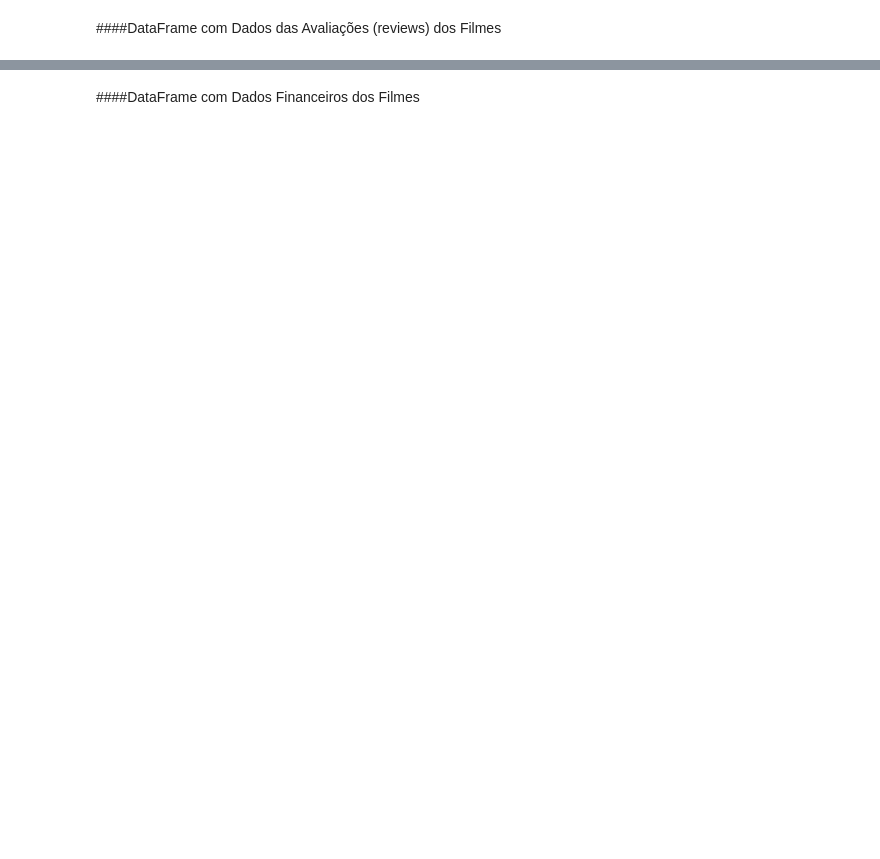
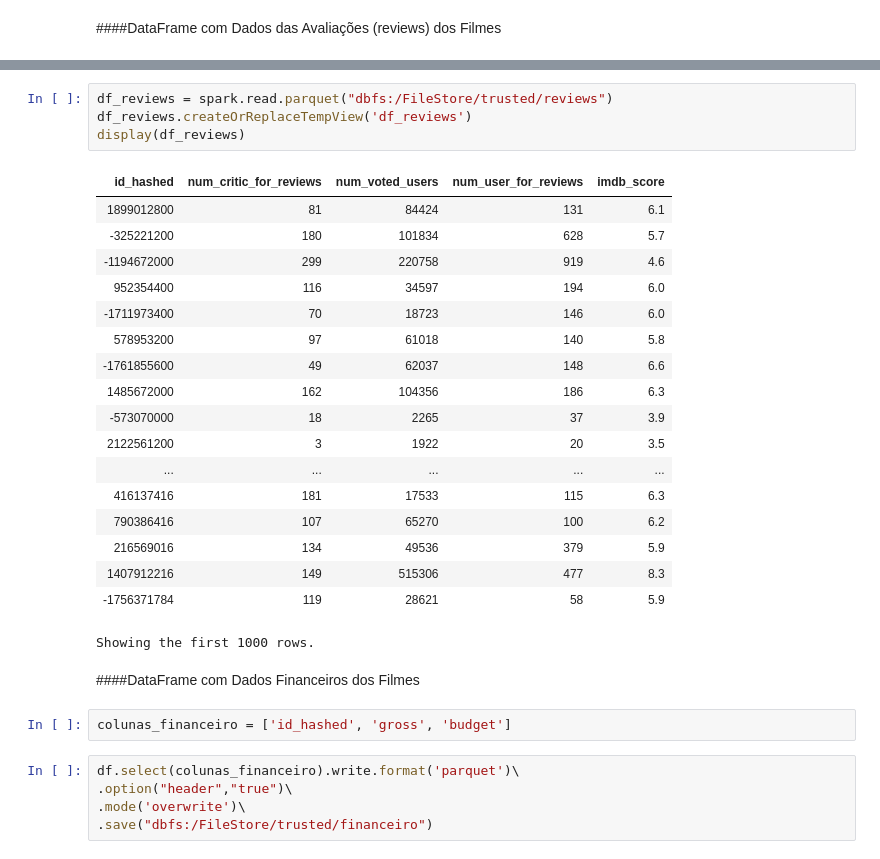
Before and after one commit to AldenisFranca/big_data1_ada, a Jupyter notebook: projeto_final_big_data.ipynb, the cells around one changed output, grey strips where cells are left out. Saved outputs shown, nothing was run; the diff lists cells and outputs as text; blank space fills up the shorter version.

```diff
--- a/projeto_final_big_data.ipynb
+++ b/projeto_final_big_data.ipynb
@@ -193,2 +297,32 @@ permanent_table_name = "movie_metadata_csv"
+# %%
+df_reviews = spark.read.parquet("dbfs:/FileStore/trusted/reviews")
+df_reviews.createOrReplaceTempView('df_reviews')
+display(df_reviews)
+# %% [output]
+| id_hashed | num_critic_for_reviews | num_voted_users | num_user_for_reviews | imdb_score |
+| 1899012800 | 81 | 84424 | 131 | 6.1 |
+| -325221200 | 180 | 101834 | 628 | 5.7 |
+| -1194672000 | 299 | 220758 | 919 | 4.6 |
+| 952354400 | 116 | 34597 | 194 | 6.0 |
+| -1711973400 | 70 | 18723 | 146 | 6.0 |
+| 578953200 | 97 | 61018 | 140 | 5.8 |
+| -1761855600 | 49 | 62037 | 148 | 6.6 |
+| 1485672000 | 162 | 104356 | 186 | 6.3 |
+| -573070000 | 18 | 2265 | 37 | 3.9 |
+| 2122561200 | 3 | 1922 | 20 | 3.5 |
+| ... | ... | ... | ... | ... |
+| 416137416 | 181 | 17533 | 115 | 6.3 |
+| 790386416 | 107 | 65270 | 100 | 6.2 |
+| 216569016 | 134 | 49536 | 379 | 5.9 |
+| 1407912216 | 149 | 515306 | 477 | 8.3 |
+| -1756371784 | 119 | 28621 | 58 | 5.9 |
+Showing the first 1000 rows.
 # %% [markdown]
 ####DataFrame com Dados Financeiros dos Filmes
+# %%
+colunas_financeiro = ['id_hashed', 'gross', 'budget']
+# %%
+df.select(colunas_financeiro).write.format('parquet')\
+.option("header","true")\
+.mode('overwrite')\
+.save("dbfs:/FileStore/trusted/financeiro")
```
Also changed, not shown: parts of 24 cells of this notebook.
